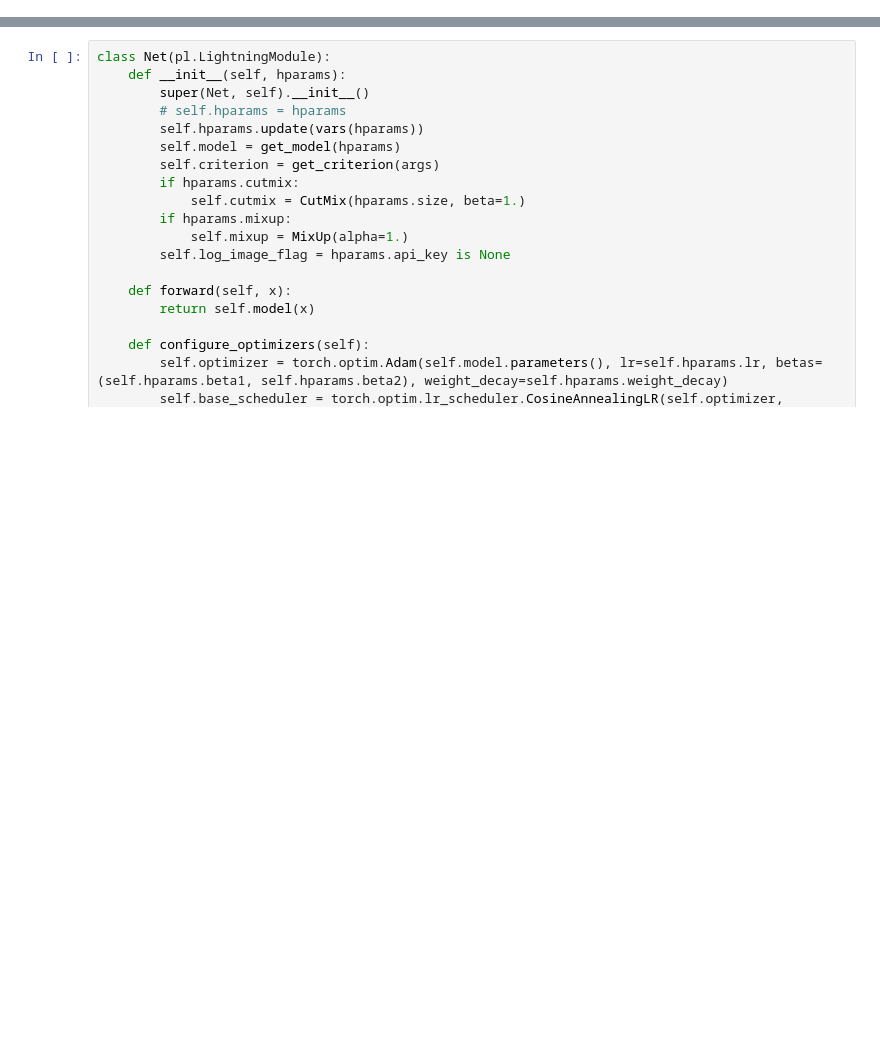
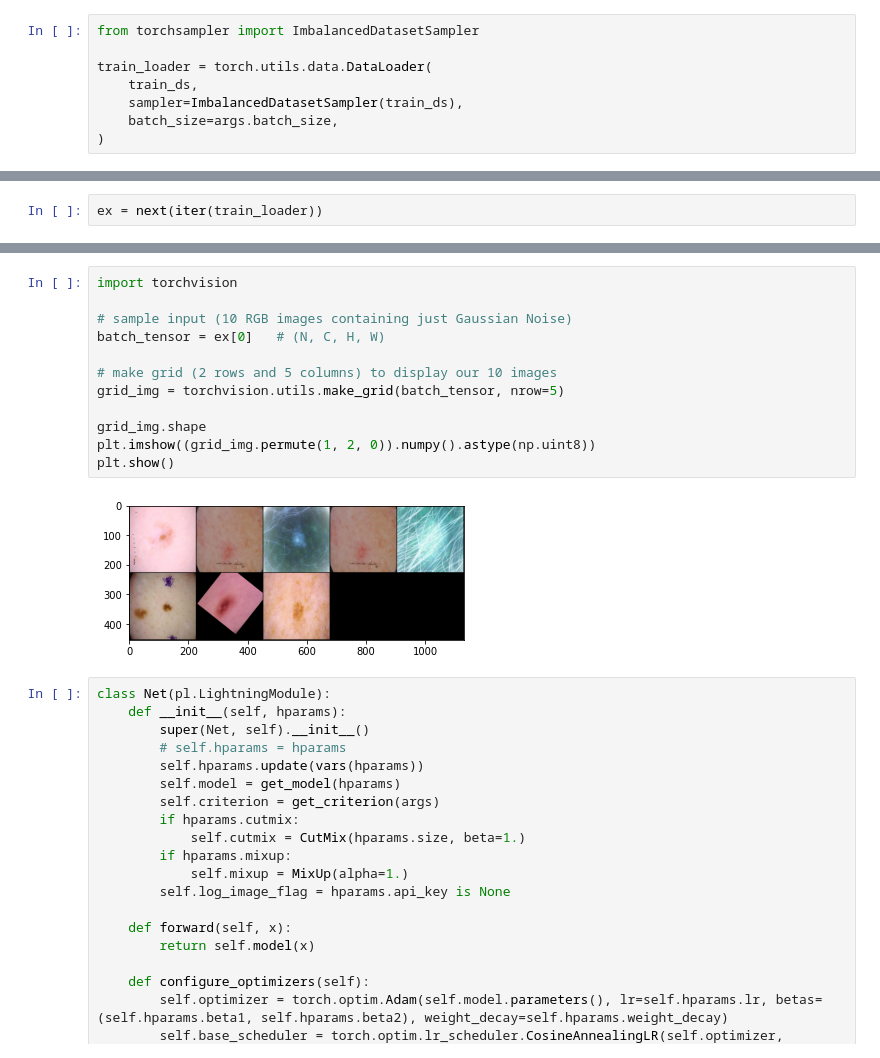
Before and after one commit to UzairNoman/vit-siim, a Jupyter notebook: play.ipynb, the cells around one changed output, grey strips where cells are left out. Saved outputs shown, nothing was run; the diff lists cells and outputs as text; blank space fills up the shorter version.

```diff
--- a/play.ipynb
+++ b/play.ipynb
@@ -101,0 +139,8 @@ sadfasfa >          image_name  patient_id     sex  age_approx  \
+# %%
+from torchsampler import ImbalancedDatasetSampler
+
+train_loader = torch.utils.data.DataLoader(
+    train_ds,
+    sampler=ImbalancedDatasetSampler(train_ds),
+    batch_size=args.batch_size,
+)
@@ -101,0 +172,2 @@ sadfasfa >          image_name  patient_id     sex  age_approx  \
+# %%
+ex = next(iter(train_loader))
@@ -102,3 +199,17 @@ sadfasfa >          image_name  patient_id     sex  age_approx  \
+# %%
+import torchvision
+
+# sample input (10 RGB images containing just Gaussian Noise)
+batch_tensor = ex[0]   # (N, C, H, W)
+
+# make grid (2 rows and 5 columns) to display our 10 images
+grid_img = torchvision.utils.make_grid(batch_tensor, nrow=5)
+
+grid_img.shape
+plt.imshow((grid_img.permute(1, 2, 0)).numpy().astype(np.uint8))
+plt.show()
+# %% [output]
+[figure, added]
 # %%
 class Net(pl.LightningModule):
     def __init__(self, hparams):
```
Also changed, not shown: parts of 10 cells of this notebook, 5 other files.
